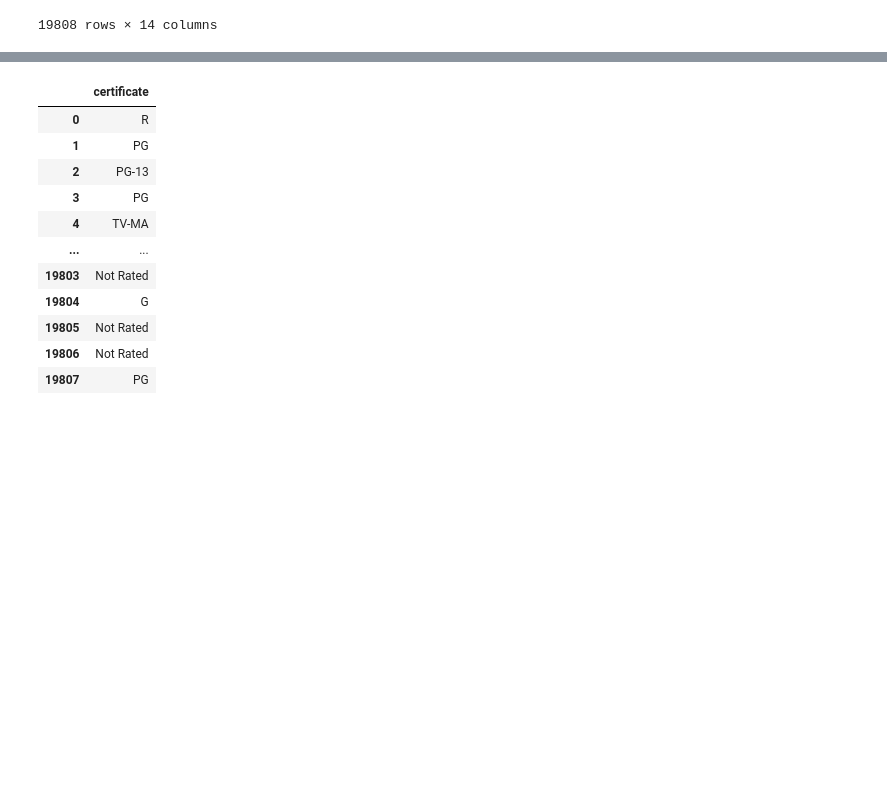
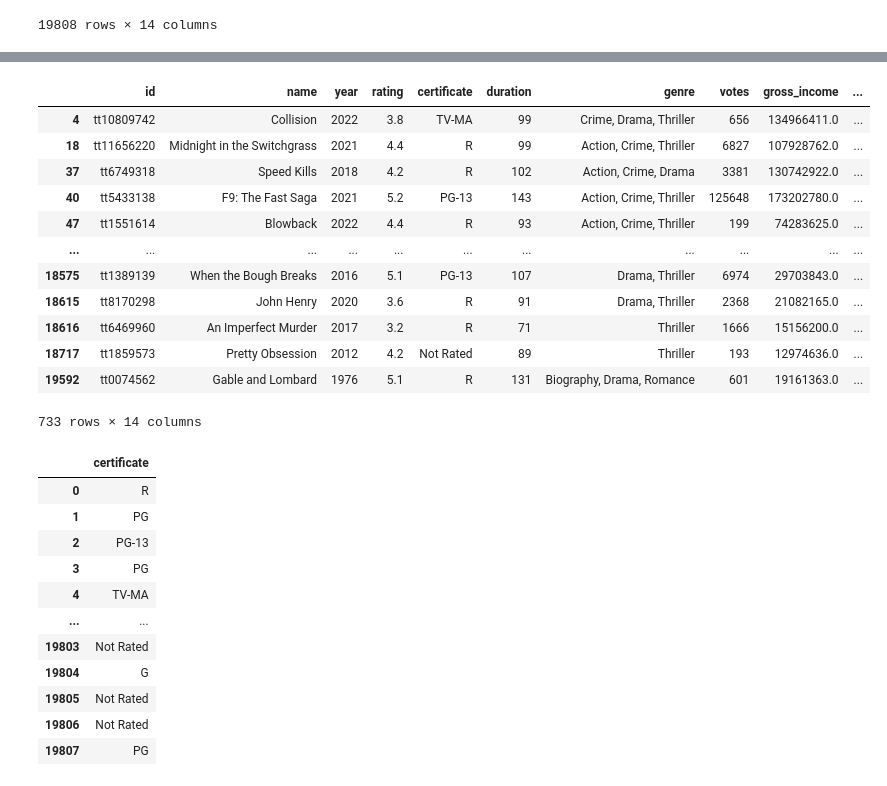
Before and after one commit to shreyaupadhyay4/project_movie, a Jupyter notebook: Movies_project.ipynb, the cells around one changed output, grey strips where cells are left out. Cells and saved outputs as stored; diff of their text form; code cells hidden in the pictures; blank space fills up the shorter version.

```diff
--- a/Movies_project.ipynb
+++ b/Movies_project.ipynb
@@ -280,3 +352,19 @@ df.isna() # Same as isnull()
+# %%
+df[(df["rating"]<5.300000) & (df["gross_income"]>12432780)]
+# %% [output]
+|  | id | name | year | rating | certificate | duration | genre | votes | gross_income | ... |
+| 4 | tt10809742 | Collision | 2022 | 3.8 | TV-MA | 99 | Crime, Drama, Thriller | 656 | 134966411.0 | ... |
+| 18 | tt11656220 | Midnight in the Switchgrass | 2021 | 4.4 | R | 99 | Action, Crime, Thriller | 6827 | 107928762.0 | ... |
+| 37 | tt6749318 | Speed Kills | 2018 | 4.2 | R | 102 | Action, Crime, Drama | 3381 | 130742922.0 | ... |
+| 40 | tt5433138 | F9: The Fast Saga | 2021 | 5.2 | PG-13 | 143 | Action, Crime, Thriller | 125648 | 173202780.0 | ... |
+| 47 | tt1551614 | Blowback | 2022 | 4.4 | R | 93 | Action, Crime, Thriller | 199 | 74283625.0 | ... |
+| ... | ... | ... | ... | ... | ... | ... | ... | ... | ... | ... |
+| 18575 | tt1389139 | When the Bough Breaks | 2016 | 5.1 | PG-13 | 107 | Drama, Thriller | 6974 | 29703843.0 | ... |
+| 18615 | tt8170298 | John Henry | 2020 | 3.6 | R | 91 | Drama, Thriller | 2368 | 21082165.0 | ... |
+| 18616 | tt6469960 | An Imperfect Murder | 2017 | 3.2 | R | 71 | Thriller | 1666 | 15156200.0 | ... |
+| 18717 | tt1859573 | Pretty Obsession | 2012 | 4.2 | Not Rated | 89 | Thriller | 193 | 12974636.0 | ... |
+| 19592 | tt0074562 | Gable and Lombard | 1976 | 5.1 | R | 131 | Biography, Drama, Romance | 601 | 19161363.0 | ... |
+733 rows × 14 columns
 # %%
 # Q9. What are the unique certificates in the dataset?
 # %%
```
Also changed, not shown: parts of 24 cells of this notebook.
